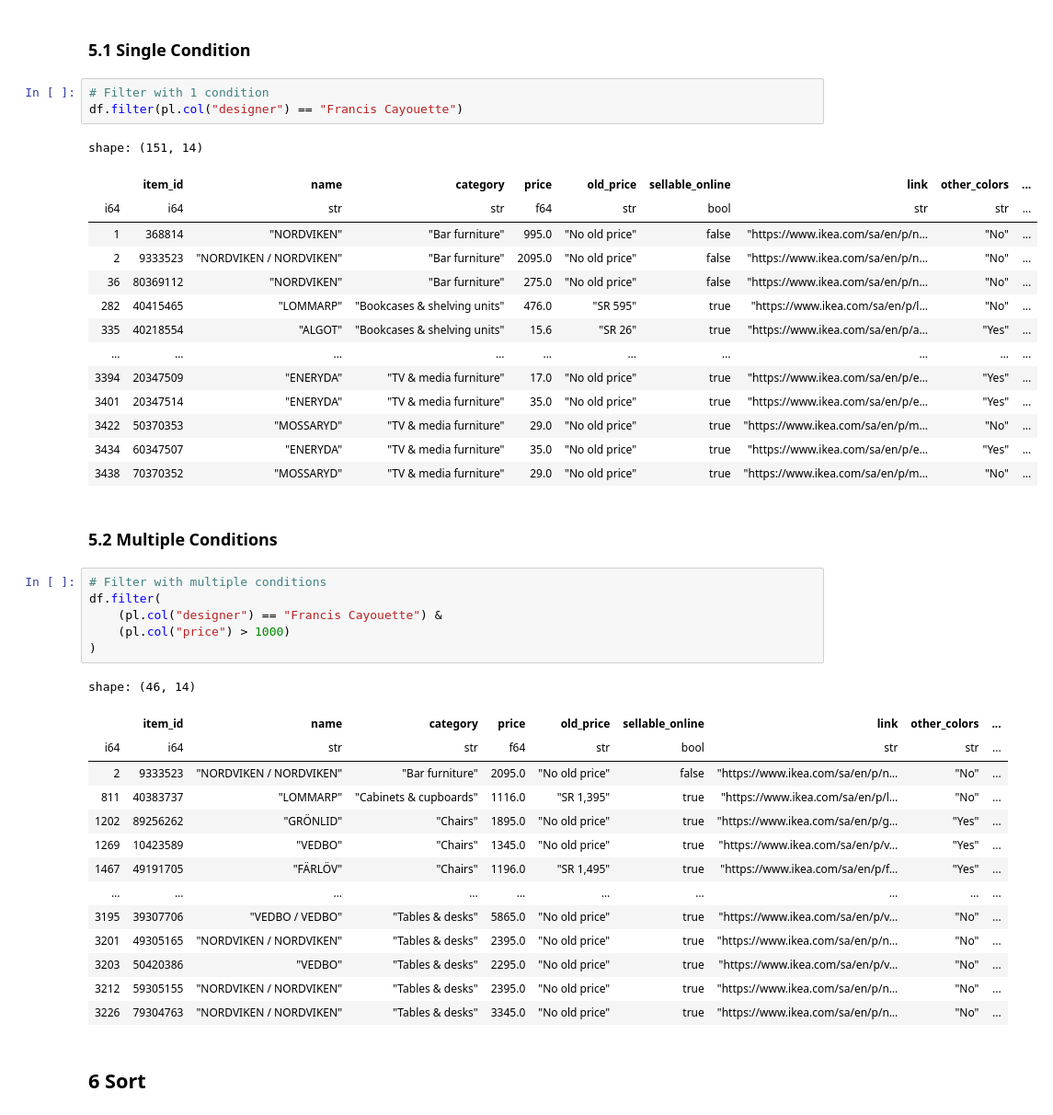
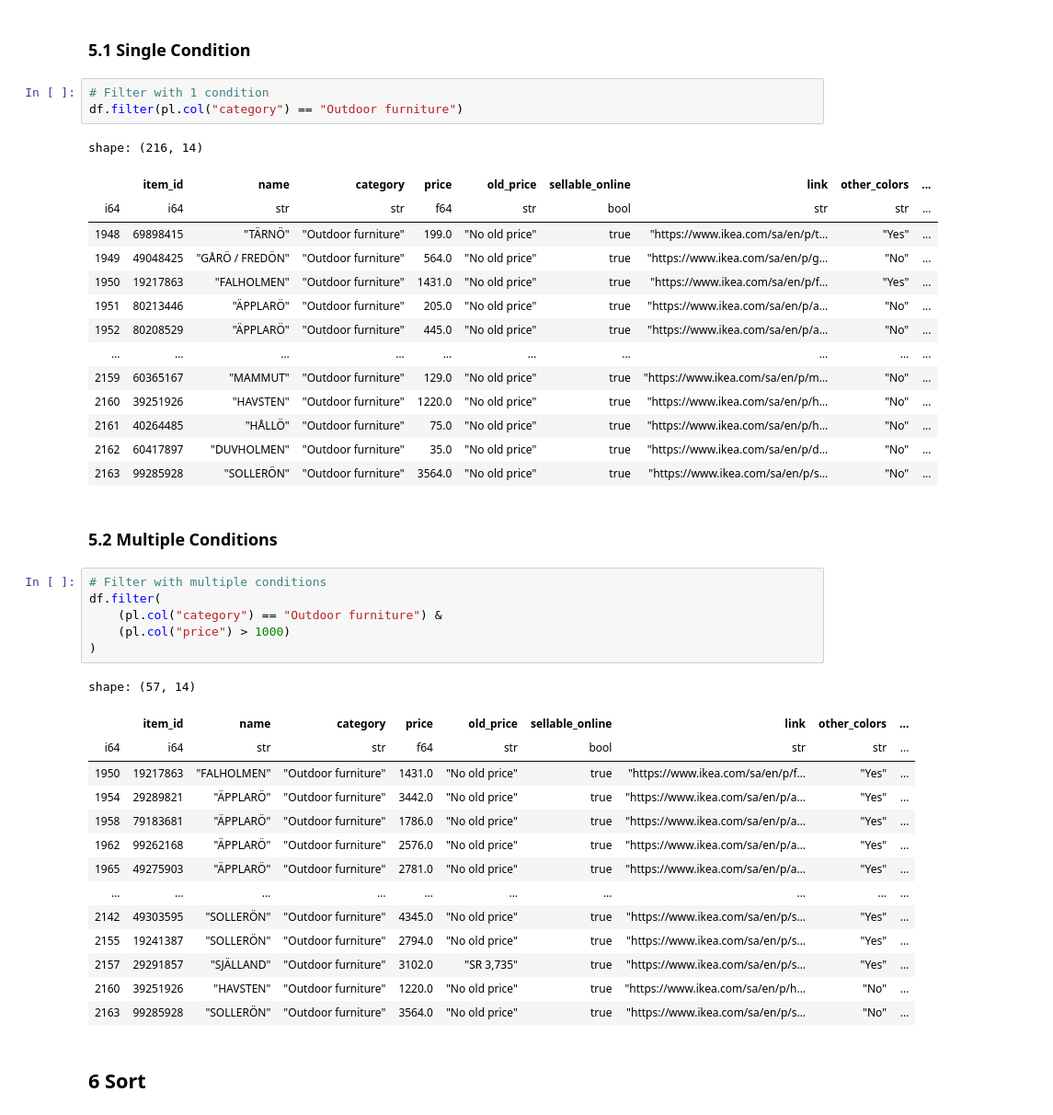
Before and after one commit to svarong-port/code-for-articles, a Jupyter notebook: python/polars/article_polars.ipynb, the cells around one changed output. Shown at 92% size. Drawn from its saved outputs; the diff is of its cells as text.

```diff
--- a/python/polars/article_polars.ipynb
+++ b/python/polars/article_polars.ipynb
@@ -228,45 +226,45 @@ shape: (10, 3)
 ### 5.1 Single Condition
 # %%
 # Filter with 1 condition
-df.filter(pl.col("designer") == "Francis Cayouette")
+df.filter(pl.col("category") == "Outdoor furniture")
 # %% [output]
-shape: (151, 14)
+shape: (216, 14)
 |  | item_id | name | category | price | old_price | sellable_online | link | other_colors | ... |
 | i64 | i64 | str | str | f64 | str | bool | str | str | ... |
-| 1 | 368814 | "NORDVIKEN" | "Bar furniture" | 995.0 | "No old price" | false | "https://www.ikea.com/sa/en/p/n… | "No" | ... |
-| 2 | 9333523 | "NORDVIKEN / NORDVIKEN" | "Bar furniture" | 2095.0 | "No old price" | false | "https://www.ikea.com/sa/en/p/n… | "No" | ... |
-| 36 | 80369112 | "NORDVIKEN" | "Bar furniture" | 275.0 | "No old price" | false | "https://www.ikea.com/sa/en/p/n… | "No" | ... |
-| 282 | 40415465 | "LOMMARP" | "Bookcases & shelving units" | 476.0 | "SR 595" | true | "https://www.ikea.com/sa/en/p/l… | "No" | ... |
-| 335 | 40218554 | "ALGOT" | "Bookcases & shelving units" | 15.6 | "SR 26" | true | "https://www.ikea.com/sa/en/p/a… | "Yes" | ... |
+| 1948 | 69898415 | "TÄRNÖ" | "Outdoor furniture" | 199.0 | "No old price" | true | "https://www.ikea.com/sa/en/p/t… | "Yes" | ... |
+| 1949 | 49048425 | "GÅRÖ / FREDÖN" | "Outdoor furniture" | 564.0 | "No old price" | true | "https://www.ikea.com/sa/en/p/g… | "No" | ... |
+| 1950 | 19217863 | "FALHOLMEN" | "Outdoor furniture" | 1431.0 | "No old price" | true | "https://www.ikea.com/sa/en/p/f… | "Yes" | ... |
+| 1951 | 80213446 | "ÄPPLARÖ" | "Outdoor furniture" | 205.0 | "No old price" | true | "https://www.ikea.com/sa/en/p/a… | "No" | ... |
+| 1952 | 80208529 | "ÄPPLARÖ" | "Outdoor furniture" | 445.0 | "No old price" | true | "https://www.ikea.com/sa/en/p/a… | "No" | ... |
 | … | … | … | … | … | … | … | … | … | ... |
-| 3394 | 20347509 | "ENERYDA" | "TV & media furniture" | 17.0 | "No old price" | true | "https://www.ikea.com/sa/en/p/e… | "Yes" | ... |
-| 3401 | 20347514 | "ENERYDA" | "TV & media furniture" | 35.0 | "No old price" | true | "https://www.ikea.com/sa/en/p/e… | "Yes" | ... |
-| 3422 | 50370353 | "MOSSARYD" | "TV & media furniture" | 29.0 | "No old price" | true | "https://www.ikea.com/sa/en/p/m… | "No" | ... |
-| 3434 | 60347507 | "ENERYDA" | "TV & media furniture" | 35.0 | "No old price" | true | "https://www.ikea.com/sa/en/p/e… | "Yes" | ... |
-| 3438 | 70370352 | "MOSSARYD" | "TV & media furniture" | 29.0 | "No old price" | true | "https://www.ikea.com/sa/en/p/m… | "No" | ... |
+| 2159 | 60365167 | "MAMMUT" | "Outdoor furniture" | 129.0 | "No old price" | true | "https://www.ikea.com/sa/en/p/m… | "No" | ... |
+| 2160 | 39251926 | "HAVSTEN" | "Outdoor furniture" | 1220.0 | "No old price" | true | "https://www.ikea.com/sa/en/p/h… | "No" | ... |
+| 2161 | 40264485 | "HÅLLÖ" | "Outdoor furniture" | 75.0 | "No old price" | true | "https://www.ikea.com/sa/en/p/h… | "No" | ... |
+| 2162 | 60417897 | "DUVHOLMEN" | "Outdoor furniture" | 35.0 | "No old price" | true | "https://www.ikea.com/sa/en/p/d… | "No" | ... |
+| 2163 | 99285928 | "SOLLERÖN" | "Outdoor furniture" | 3564.0 | "No old price" | true | "https://www.ikea.com/sa/en/p/s… | "No" | ... |
 # %% [markdown]
 ### 5.2 Multiple Conditions
 # %%
 # Filter with multiple conditions
 df.filter(
-    (pl.col("designer") == "Francis Cayouette") &
+    (pl.col("category") == "Outdoor furniture") &
     (pl.col("price") > 1000)
 )
 # %% [output]
-shape: (46, 14)
+shape: (57, 14)
 |  | item_id | name | category | price | old_price | sellable_online | link | other_colors | ... |
 | i64 | i64 | str | str | f64 | str | bool | str | str | ... |
-| 2 | 9333523 | "NORDVIKEN / NORDVIKEN" | "Bar furniture" | 2095.0 | "No old price" | false | "https://www.ikea.com/sa/en/p/n… | "No" | ... |
-| 811 | 40383737 | "LOMMARP" | "Cabinets & cupboards" | 1116.0 | "SR 1,395" | true | "https://www.ikea.com/sa/en/p/l… | "No" | ... |
-| 1202 | 89256262 | "GRÖNLID" | "Chairs" | 1895.0 | "No old price" | true | "https://www.ikea.com/sa/en/p/g… | "Yes" | ... |
-| 1269 | 10423589 | "VEDBO" | "Chairs" | 1345.0 | "No old price" | true | "https://www.ikea.com/sa/en/p/v… | "Yes" | ... |
-| 1467 | 49191705 | "FÄRLÖV" | "Chairs" | 1196.0 | "SR 1,495" | true | "https://www.ikea.com/sa/en/p/f… | "Yes" | ... |
+| 1950 | 19217863 | "FALHOLMEN" | "Outdoor furniture" | 1431.0 | "No old price" | true | "https://www.ikea.com/sa/en/p/f… | "Yes" | ... |
+| 1954 | 29289821 | "ÄPPLARÖ" | "Outdoor furniture" | 3442.0 | "No old price" | true | "https://www.ikea.com/sa/en/p/a… | "Yes" | ... |
+| 1958 | 79183681 | "ÄPPLARÖ" | "Outdoor furniture" | 1786.0 | "No old price" | true | "https://www.ikea.com/sa/en/p/a… | "Yes" | ... |
+| 1962 | 99262168 | "ÄPPLARÖ" | "Outdoor furniture" | 2576.0 | "No old price" | true | "https://www.ikea.com/sa/en/p/a… | "Yes" | ... |
+| 1965 | 49275903 | "ÄPPLARÖ" | "Outdoor furniture" | 2781.0 | "No old price" | true | "https://www.ikea.com/sa/en/p/a… | "Yes" | ... |
 | … | … | … | … | … | … | … | … | … | ... |
-| 3195 | 39307706 | "VEDBO / VEDBO" | "Tables & desks" | 5865.0 | "No old price" | true | "https://www.ikea.com/sa/en/p/v… | "No" | ... |
-| 3201 | 49305165 | "NORDVIKEN / NORDVIKEN" | "Tables & desks" | 2395.0 | "No old price" | true | "https://www.ikea.com/sa/en/p/n… | "No" | ... |
-| 3203 | 50420386 | "VEDBO" | "Tables & desks" | 2295.0 | "No old price" | true | "https://www.ikea.com/sa/en/p/v… | "No" | ... |
-| 3212 | 59305155 | "NORDVIKEN / NORDVIKEN" | "Tables & desks" | 2395.0 | "No old price" | true | "https://www.ikea.com/sa/en/p/n… | "No" | ... |
-| 3226 | 79304763 | "NORDVIKEN / NORDVIKEN" | "Tables & desks" | 3345.0 | "No old price" | true | "https://www.ikea.com/sa/en/p/n… | "No" | ... |
+| 2142 | 49303595 | "SOLLERÖN" | "Outdoor furniture" | 4345.0 | "No old price" | true | "https://www.ikea.com/sa/en/p/s… | "Yes" | ... |
+| 2155 | 19241387 | "SOLLERÖN" | "Outdoor furniture" | 2794.0 | "No old price" | true | "https://www.ikea.com/sa/en/p/s… | "Yes" | ... |
+| 2157 | 29291857 | "SJÄLLAND" | "Outdoor furniture" | 3102.0 | "SR 3,735" | true | "https://www.ikea.com/sa/en/p/s… | "Yes" | ... |
+| 2160 | 39251926 | "HAVSTEN" | "Outdoor furniture" | 1220.0 | "No old price" | true | "https://www.ikea.com/sa/en/p/h… | "No" | ... |
+| 2163 | 99285928 | "SOLLERÖN" | "Outdoor furniture" | 3564.0 | "No old price" | true | "https://www.ikea.com/sa/en/p/s… | "No" | ... |
 # %% [markdown]
 ## 6 Sort
 # %% [markdown]
```
Also changed, not shown: parts of 27 cells of this notebook.
